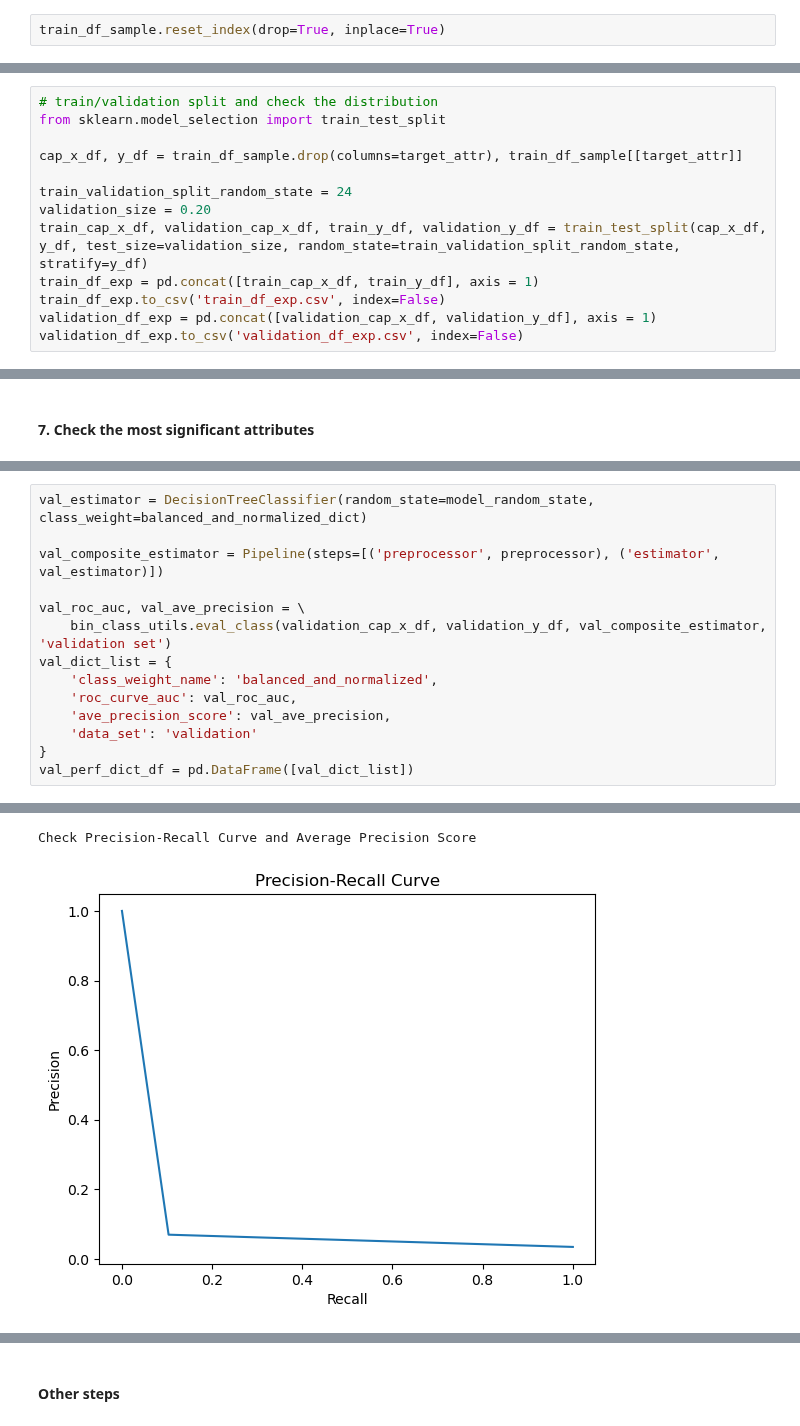
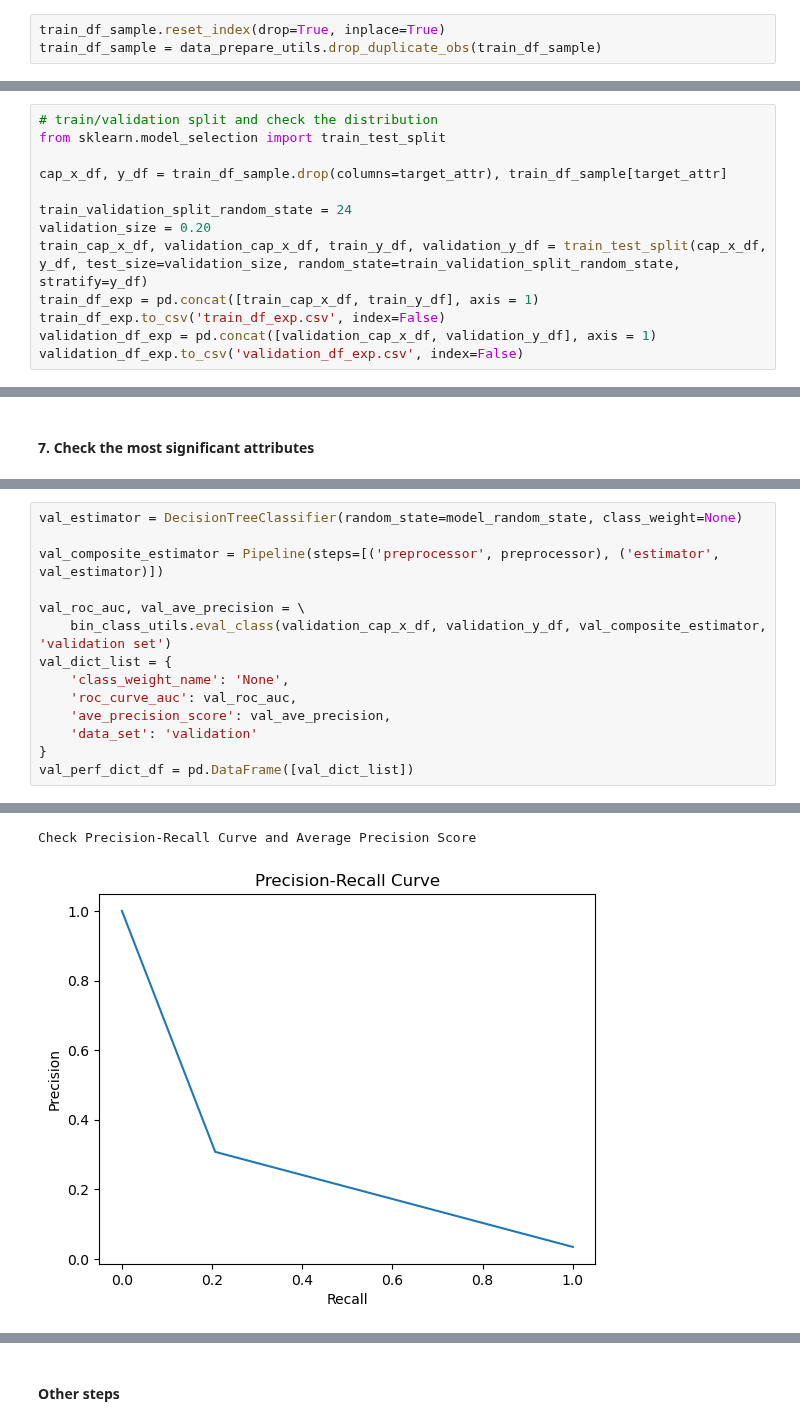
Before and after one commit to LiyangSong/Advertisement-CTR-Prediction, a Jupyter notebook: jupyter/model_exp_dt.ipynb, the cells around one changed output, grey strips where cells are left out. Drawn from its saved outputs; the diff is of its cells as text.

Commit message:
model update

```diff
--- a/jupyter/model_exp_dt.ipynb
+++ b/jupyter/model_exp_dt.ipynb
@@ -55,3 +56,4 @@ Sample 0.01 fraction from DataFrame:
 sample_df.shape: (8381, 36)
 # %%
 train_df_sample.reset_index(drop=True, inplace=True)
+train_df_sample = data_prepare_utils.drop_duplicate_obs(train_df_sample)
@@ -59,7 +65,7 @@ train_df_sample.reset_index(drop=True, inplace=True)
 # train/validation split and check the distribution
 from sklearn.model_selection import train_test_split
 
-cap_x_df, y_df = train_df_sample.drop(columns=target_attr), train_df_sample[[target_attr]]
+cap_x_df, y_df = train_df_sample.drop(columns=target_attr), train_df_sample[target_attr]
 
 train_validation_split_random_state = 24
 validation_size = 0.20
@@ -311,12 +313,12 @@ Check Precision-Recall Curve and Average Precision Score
 # %%
-val_estimator = DecisionTreeClassifier(random_state=model_random_state, class_weight=balanced_and_normalized_dict)
+val_estimator = DecisionTreeClassifier(random_state=model_random_state, class_weight=None)
 
 val_composite_estimator = Pipeline(steps=[('preprocessor', preprocessor), ('estimator', val_estimator)])
 
 val_roc_auc, val_ave_precision = \
     bin_class_utils.eval_class(validation_cap_x_df, validation_y_df, val_composite_estimator, 'validation set')
 val_dict_list = {
-    'class_weight_name': 'balanced_and_normalized',
+    'class_weight_name': 'None',
     'roc_curve_auc': val_roc_auc,
     'ave_precision_score': val_ave_precision,
     'data_set': 'validation'
@@ -344,2 +346,2 @@ Check the ROC Curve and AUC
 Check Precision-Recall Curve and Average Precision Score
-[figure, old version]
+[figure, new version]
```
Also changed, not shown: parts of 16 cells of this notebook, 4 other files.
